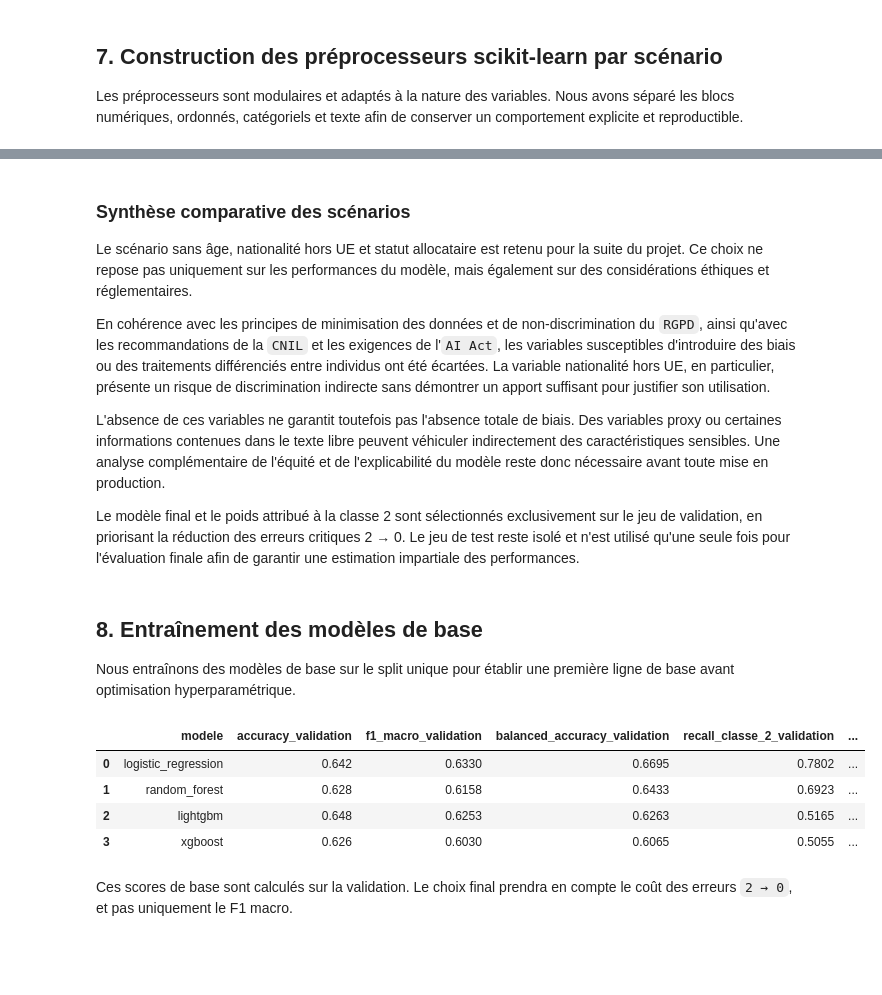
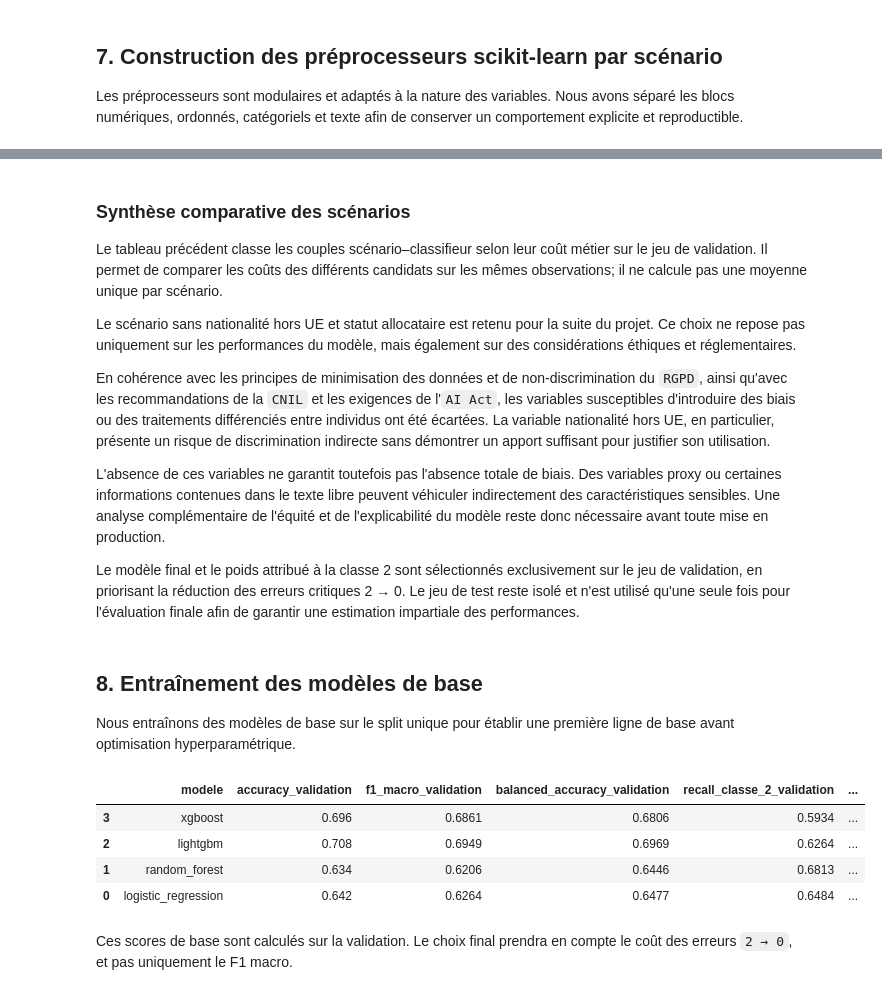
Before and after one commit to ChristelleConstancias/ProjetClassementDemandeurEmploi, a Jupyter notebook: notebooks/Classement_demandeur.ipynb, the cells around one changed output, grey strips where cells are left out. Saved outputs shown, nothing was run; the diff lists cells and outputs as text; code cells hidden in the pictures; blank space fills up the shorter version.

Commit message:
correction pour presentation finale

```diff
--- a/notebooks/Classement_demandeur.ipynb
+++ b/notebooks/Classement_demandeur.ipynb
@@ -1057,7 +1057,9 @@ def build_preprocessor(scenario_name: str):
     features = scenario_definitions[scenario_name]["features"]
     numeric_cols = [col for col in C.FEATURES_NUM if col in features]
     ordinal_cols = [col for col in C.FEATURES_CAT_ORDINAL if col in features]
-    categorical_cols = [col for col in C.FEATURES_CAT if col in features]
+    categorical_cols = [col
+                        for col in C.FEATURES_CAT + C.FEATURES_CAT_DERIVEES
+                        if col in features]
     text_cols = [col for col in C.FEATURE_TEXT if col in features]
 
     transformers = []
@@ -1234,6 +1254,9 @@ display(
 # %% [markdown]
 ### Synthèse comparative des scénarios
-Le scénario sans âge, nationalité hors UE et statut allocataire est retenu pour la suite du projet. Ce choix ne repose pas uniquement sur les performances du modèle, mais également sur des considérations éthiques et réglementaires.
+
+Le tableau précédent classe les couples scénario–classifieur selon leur coût métier sur le jeu de validation. Il permet de comparer les coûts des différents candidats sur les mêmes observations; il ne calcule pas une moyenne unique par scénario.
+
+Le scénario sans nationalité hors UE et statut allocataire est retenu pour la suite du projet. Ce choix ne repose pas uniquement sur les performances du modèle, mais également sur des considérations éthiques et réglementaires.
 
 En cohérence avec les principes de minimisation des données et de non-discrimination du `RGPD`, ainsi qu'avec les recommandations de la `CNIL` et les exigences de l'`AI Act`, les variables susceptibles d'introduire des biais ou des traitements différenciés entre individus ont été écartées. La variable nationalité hors UE, en particulier, présente un risque de discrimination indirecte sans démontrer un apport suffisant pour justifier son utilisation.
 
@@ -1245,7 +1268,7 @@ Le modèle final et le poids attribué à la classe 2 sont sélectionnés exclus
 
 Nous entraînons des modèles de base sur le split unique pour établir une première ligne de base avant optimisation hyperparamétrique.
 # %%
-scenario_retenu_name = "scenario_2"
+scenario_retenu_name = "scenario_2C"
 X_train_s, X_validation_s, _, y_train_s, y_validation_s, _ = build_scenario_split(
     scenario_definitions[scenario_retenu_name]["features"]
 )
@@ -1274,37 +1297,37 @@ for model_name, pipeline_model in base_models.items():
         ),
         "recall_classe_2_validation": round(
             recall_score(
                 y_validation_s,
                 pred_validation,
                 labels=[2],
                 average=None,
                 zero_division=0,
             )[0],
             4,
         ),
         "erreurs_2_vers_0_validation": int(matrix[2, 0]),
         "erreurs_2_vers_1_validation": int(matrix[2, 1]),
         "fausses_alertes_0_ou_1_vers_2": int(matrix[0, 2] + matrix[1, 2]),
     })
 
 results_base_df = pd.DataFrame(results_base)
 results_base_df["cout_metier_validation"] = (
     5 * results_base_df["erreurs_2_vers_0_validation"]
     + 2 * results_base_df["erreurs_2_vers_1_validation"]
     + results_base_df["fausses_alertes_0_ou_1_vers_2"]
 )
 display(
     results_base_df.sort_values(
         ["cout_metier_validation", "erreurs_2_vers_0_validation", "recall_classe_2_validation", "f1_macro_validation"],
         ascending=[True, True, False, False],
     )
 )
 # %% [output]
 |  | modele | accuracy_validation | f1_macro_validation | balanced_accuracy_validation | recall_classe_2_validation | ... |
-| 0 | logistic_regression | 0.642 | 0.6330 | 0.6695 | 0.7802 | ... |
-| 1 | random_forest | 0.628 | 0.6158 | 0.6433 | 0.6923 | ... |
-| 2 | lightgbm | 0.648 | 0.6253 | 0.6263 | 0.5165 | ... |
-| 3 | xgboost | 0.626 | 0.6030 | 0.6065 | 0.5055 | ... |
+| 3 | xgboost | 0.696 | 0.6861 | 0.6806 | 0.5934 | ... |
+| 2 | lightgbm | 0.708 | 0.6949 | 0.6969 | 0.6264 | ... |
+| 1 | random_forest | 0.634 | 0.6206 | 0.6446 | 0.6813 | ... |
+| 0 | logistic_regression | 0.642 | 0.6264 | 0.6477 | 0.6484 | ... |
 # %% [markdown]
 Ces scores de base sont calculés sur la validation. Le choix final prendra en compte le coût des erreurs `2 → 0`, et pas uniquement le F1 macro.
 # %% [markdown]
```
Also changed, not shown: parts of 15 cells of this notebook, 6 other files.
